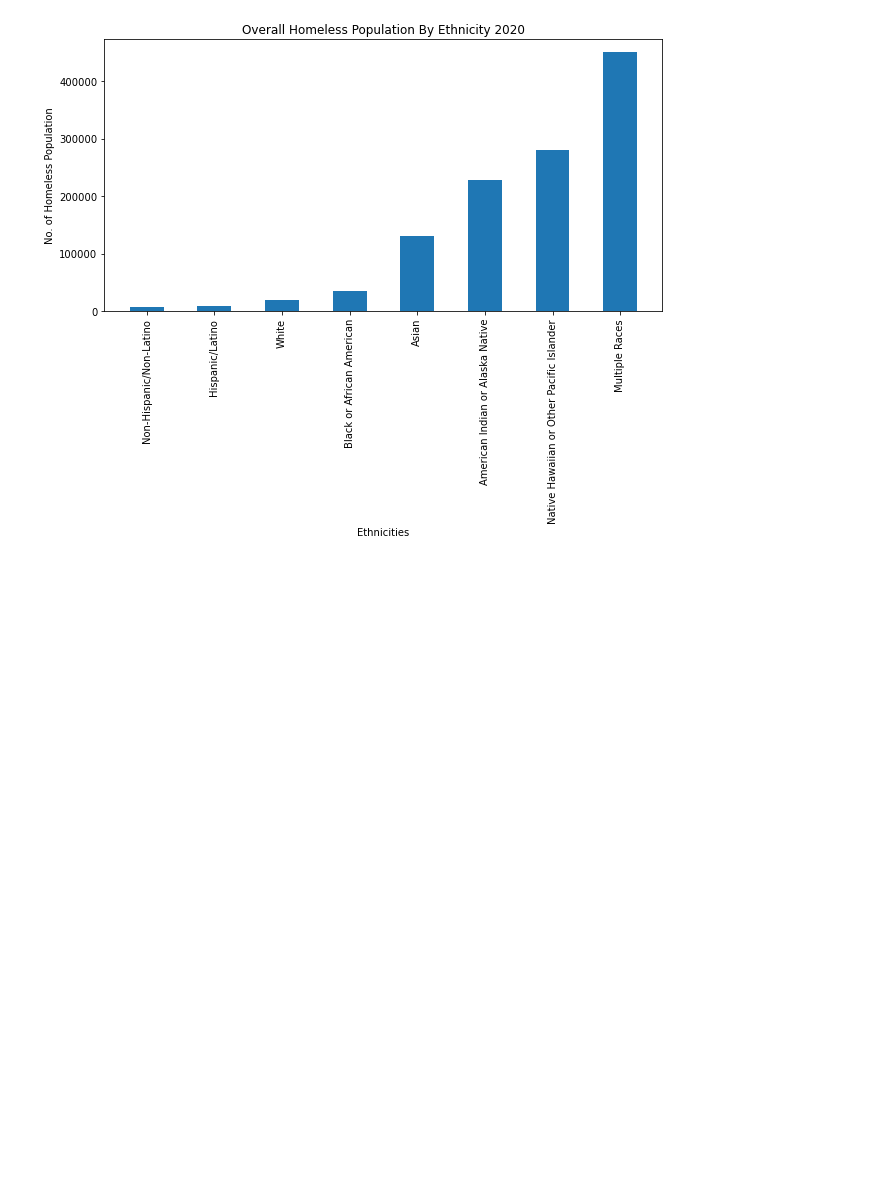
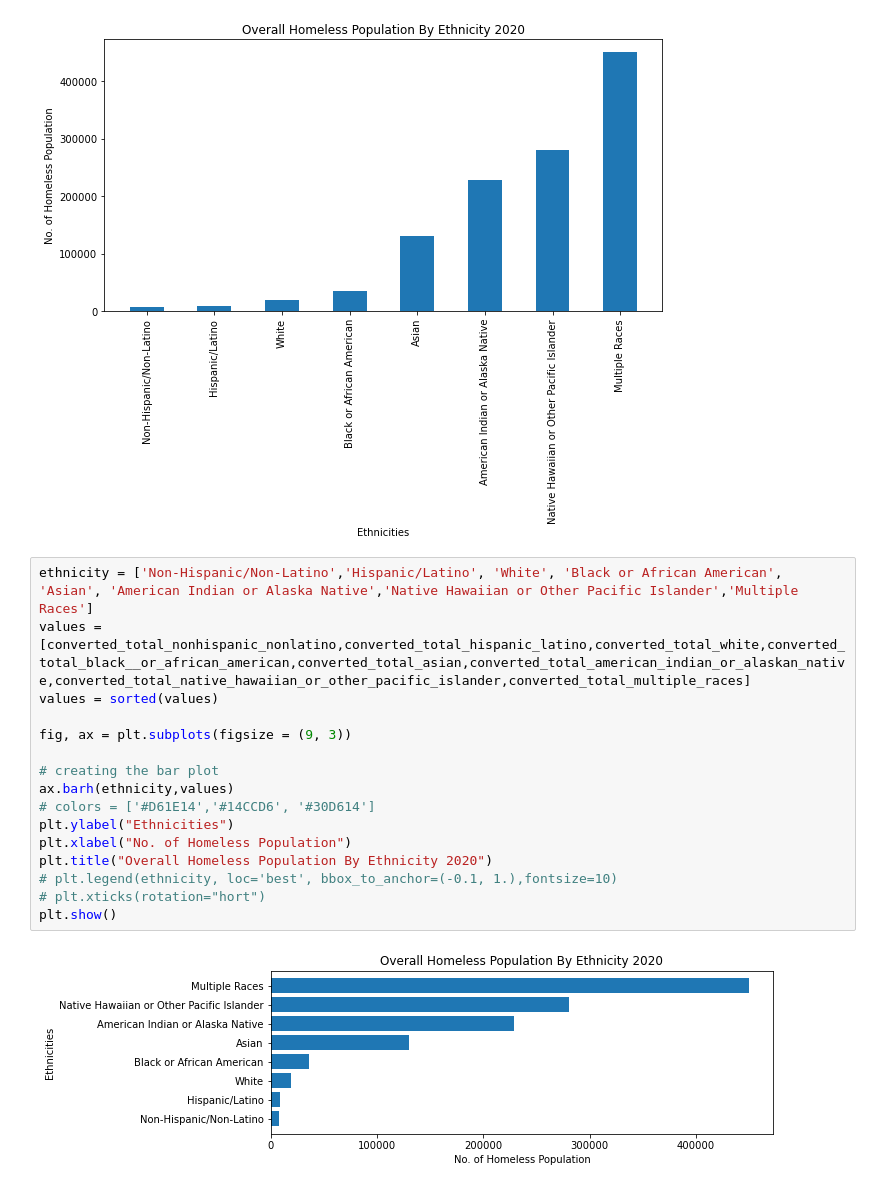
Before and after one commit to esther2897/project_one, a Jupyter notebook: 2020 Homeless Data.ipynb, the cells around one changed output. Saved outputs shown, nothing was run; the diff lists cells and outputs as text; blank space fills up the shorter version.

```diff
--- a/2020 Homeless Data.ipynb
+++ b/2020 Homeless Data.ipynb
@@ -193,3 +194,21 @@ plt.xticks(rotation="vertical")
 plt.show()
 # %% [output]
 [figure]
+# %%
+ethnicity = ['Non-Hispanic/Non-Latino','Hispanic/Latino', 'White', 'Black or African American', 'Asian', 'American Indian or Alaska Native','Native Hawaiian or Other Pacific Islander','Multiple Races']
+values = [converted_total_nonhispanic_nonlatino,converted_total_hispanic_latino,converted_total_white,converted_total_black__or_african_american,converted_total_asian,converted_total_american_indian_or_alaskan_native,converted_total_native_hawaiian_or_other_pacific_islander,converted_total_multiple_races]
+values = sorted(values)
+
+fig, ax = plt.subplots(figsize = (9, 3))
+
+# creating the bar plot
+ax.barh(ethnicity,values)
+# colors = ['#D61E14','#14CCD6', '#30D614']
+plt.ylabel("Ethnicities")
+plt.xlabel("No. of Homeless Population")
+plt.title("Overall Homeless Population By Ethnicity 2020")
+# plt.legend(ethnicity, loc='best', bbox_to_anchor=(-0.1, 1.),fontsize=10)
+# plt.xticks(rotation="hort")
+plt.show()
+# %% [output]
+[figure, added]
```
Also changed, not shown: parts of 4 cells of this notebook, 3 other files.
